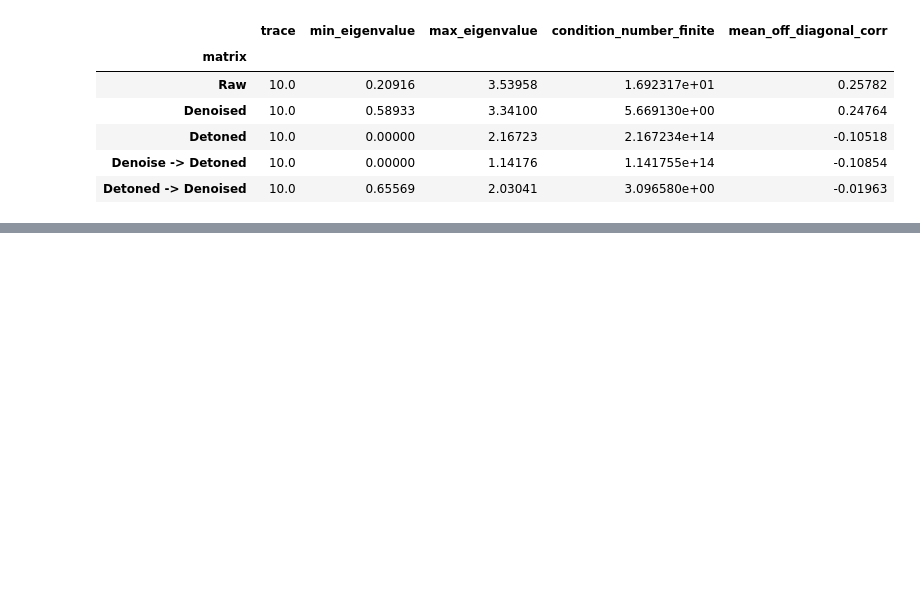
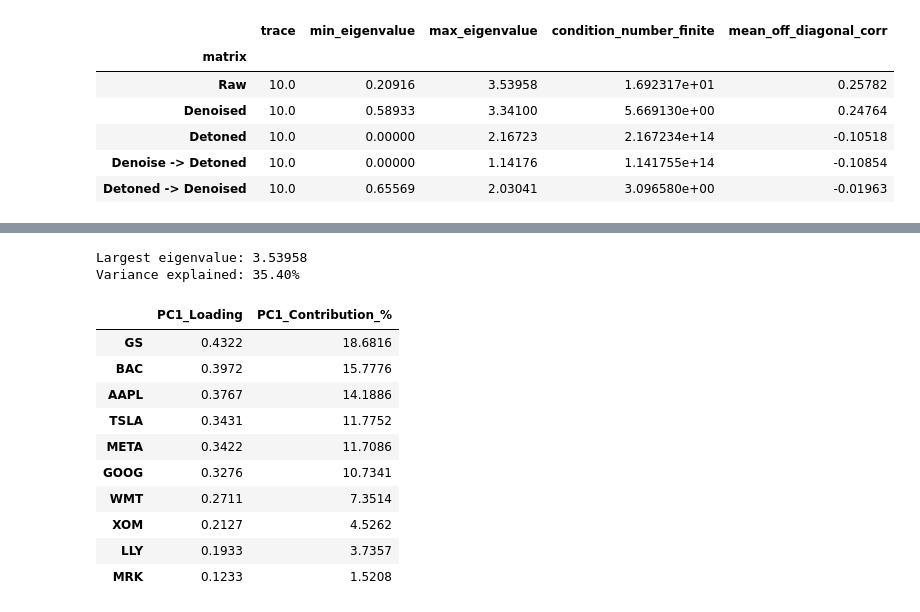
Before and after one commit to George7531/Portfolio_Management, a Jupyter notebook: Group_19296_MScFE_652_Portfolio_Management_Project_2.ipynb, the cells around one changed output, grey strips where cells are left out. Cells and saved outputs as stored; diff of their text form; code cells hidden in the pictures; blank space fills up the shorter version.

```diff
--- a/Group_19296_MScFE_652_Portfolio_Management_Project_2.ipynb
+++ b/Group_19296_MScFE_652_Portfolio_Management_Project_2.ipynb
@@ -277,0 +291,38 @@ display(diag_table.round(5))
+# %%
+
+eigenvalues, eigenvectors = np.linalg.eigh(c_raw)
+
+# Eigenvalues are ascending, so the last is largest
+pc1 = eigenvectors[:, -1].copy()
+lambda1 = eigenvalues[-1]
+
+# keep all signs positive
+if pc1.sum() < 0:
+    pc1 = -pc1
+
+pc1_table = pd.DataFrame({
+    'PC1_Loading': pc1,
+    'PC1_Contribution_%': 100 * pc1**2
+}, index=tickers)
+
+pc1_table = pc1_table.sort_values(
+    'PC1_Contribution_%', ascending=False
+)
+
+print(f"Largest eigenvalue: {lambda1:.5f}")
+print(f"Variance explained: {100*lambda1/len(tickers):.2f}%")
+display(pc1_table.round(4))
+# %% [output]
+Largest eigenvalue: 3.53958
+Variance explained: 35.40%
+|  | PC1_Loading | PC1_Contribution_% |
+| GS | 0.4322 | 18.6816 |
+| BAC | 0.3972 | 15.7776 |
+| AAPL | 0.3767 | 14.1886 |
+| TSLA | 0.3431 | 11.7752 |
+| META | 0.3422 | 11.7086 |
+| GOOG | 0.3276 | 10.7341 |
+| WMT | 0.2711 | 7.3514 |
+| XOM | 0.2127 | 4.5262 |
+| LLY | 0.1933 | 3.7357 |
+| MRK | 0.1233 | 1.5208 |
```
Also changed, not shown: parts of 8 cells of this notebook.
